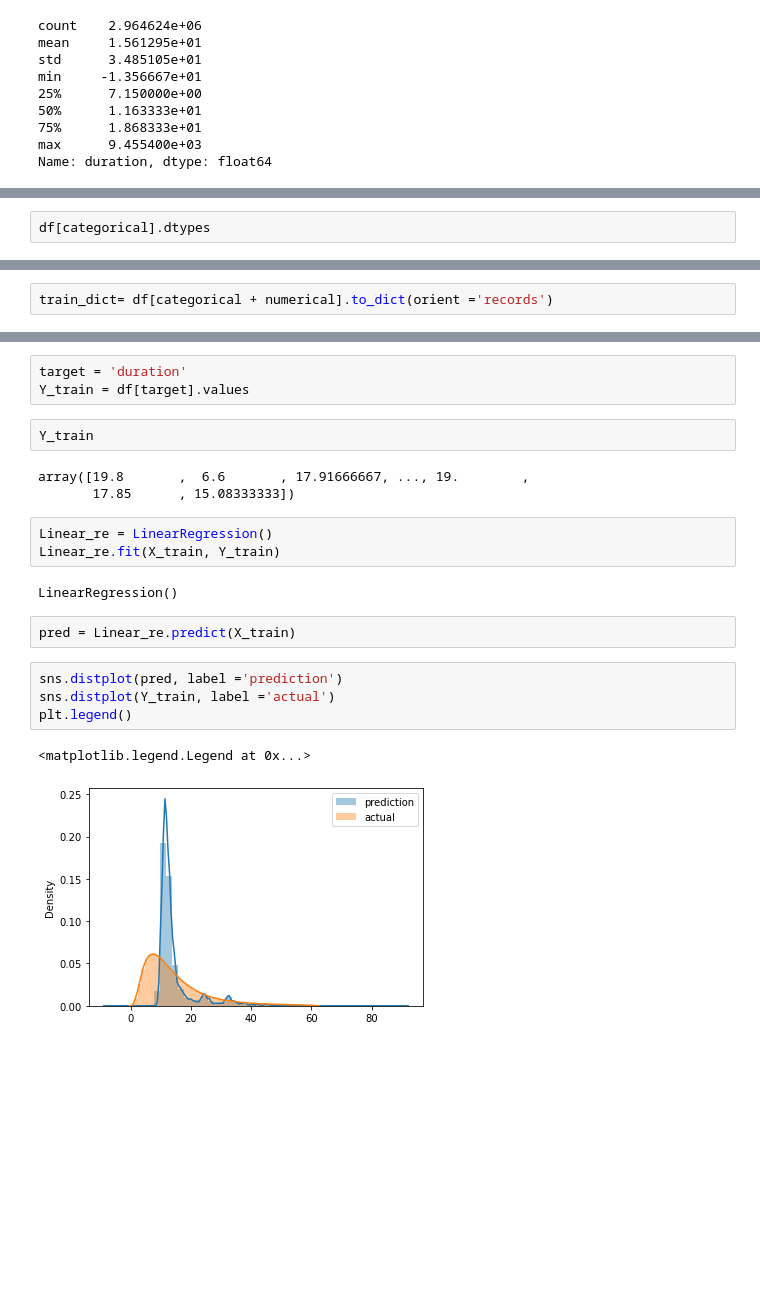
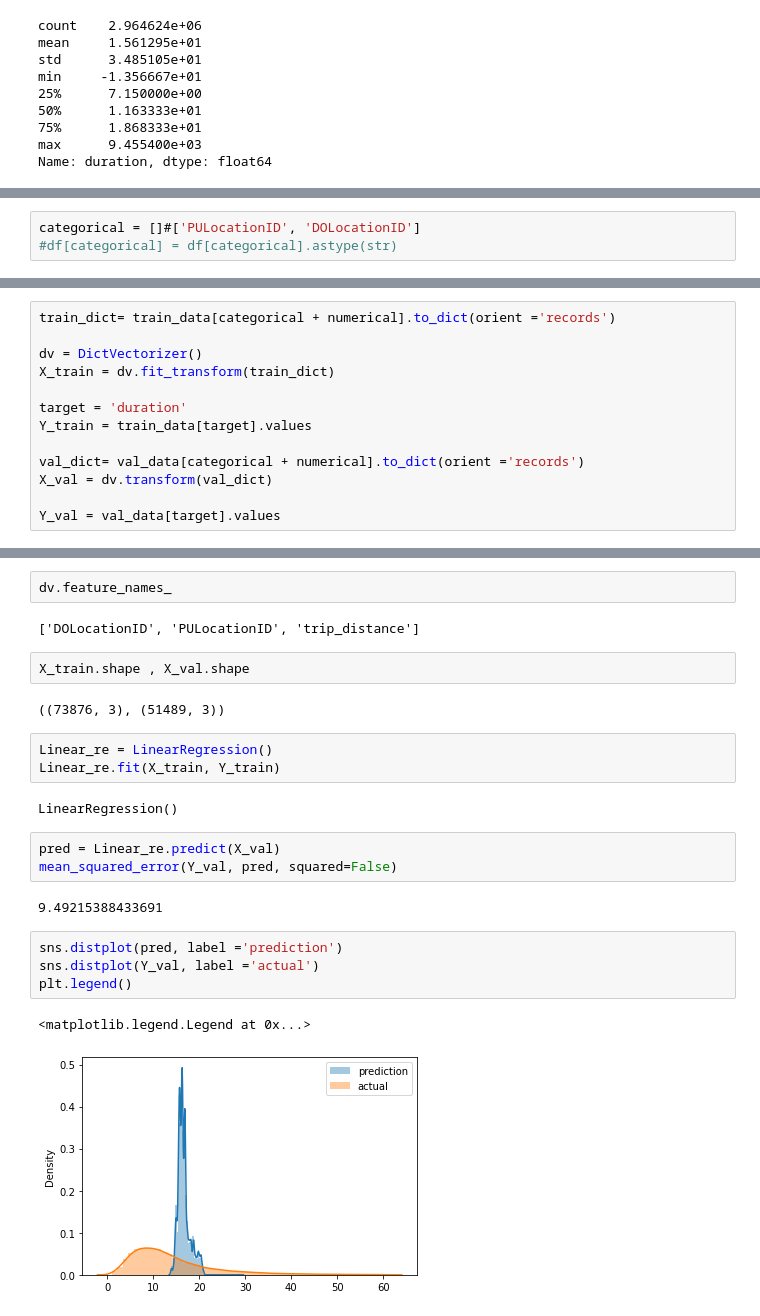
Before and after one commit to TroyaCh/MLOps, a Jupyter notebook: 01-intro/homework.ipynb, the cells around one changed output, grey strips where cells are left out. Drawn from its saved outputs; the diff is of its cells as text; blank space fills up the shorter version.

Commit message:
train model

```diff
--- a/01-intro/homework.ipynb
+++ b/01-intro/homework.ipynb
@@ -104,2 +93,3 @@ See the caveats in the documentation: https://pandas.pydata.org/pandas-docs/stab
 # %%
-df[categorical].dtypes
+categorical = []#['PULocationID', 'DOLocationID']
+#df[categorical] = df[categorical].astype(str)
@@ -139,2 +96,13 @@ df[categorical + numerical].iloc[:10].to_dict(orient ='records')
 # %%
-train_dict= df[categorical + numerical].to_dict(orient ='records')
+train_dict= train_data[categorical + numerical].to_dict(orient ='records')
+
+dv = DictVectorizer()
+X_train = dv.fit_transform(train_dict)
+
+target = 'duration'
+Y_train = train_data[target].values
+
+val_dict= val_data[categorical + numerical].to_dict(orient ='records')
+X_val = dv.transform(val_dict)
+
+Y_val = val_data[target].values
@@ -164,22 +109,25 @@ dv.feature_names_
-# %%
-target = 'duration'
-Y_train = df[target].values
-# %%
-Y_train
-# %% [output]
-array([19.8       ,  6.6       , 17.91666667, ..., 19.        ,
-       17.85      , 15.08333333])
+# %%
+dv.feature_names_
+# %% [output]
+['DOLocationID', 'PULocationID', 'trip_distance']
+# %%
+X_train.shape , X_val.shape
+# %% [output]
+((73876, 3), (51489, 3))
 # %%
 Linear_re = LinearRegression()
 Linear_re.fit(X_train, Y_train)
 # %% [output]
 LinearRegression()
 # %%
-pred = Linear_re.predict(X_train)
+pred = Linear_re.predict(X_val)
+mean_squared_error(Y_val, pred, squared=False)
+# %% [output]
+9.49215388433691
 # %%
 sns.distplot(pred, label ='prediction')
-sns.distplot(Y_train, label ='actual')
+sns.distplot(Y_val, label ='actual')
 plt.legend()
 # %% [output]
 <matplotlib.legend.Legend at 0x...>
-[figure, old version]
+[figure, new version]
```
Also changed, not shown: parts of 19 cells of this notebook.
